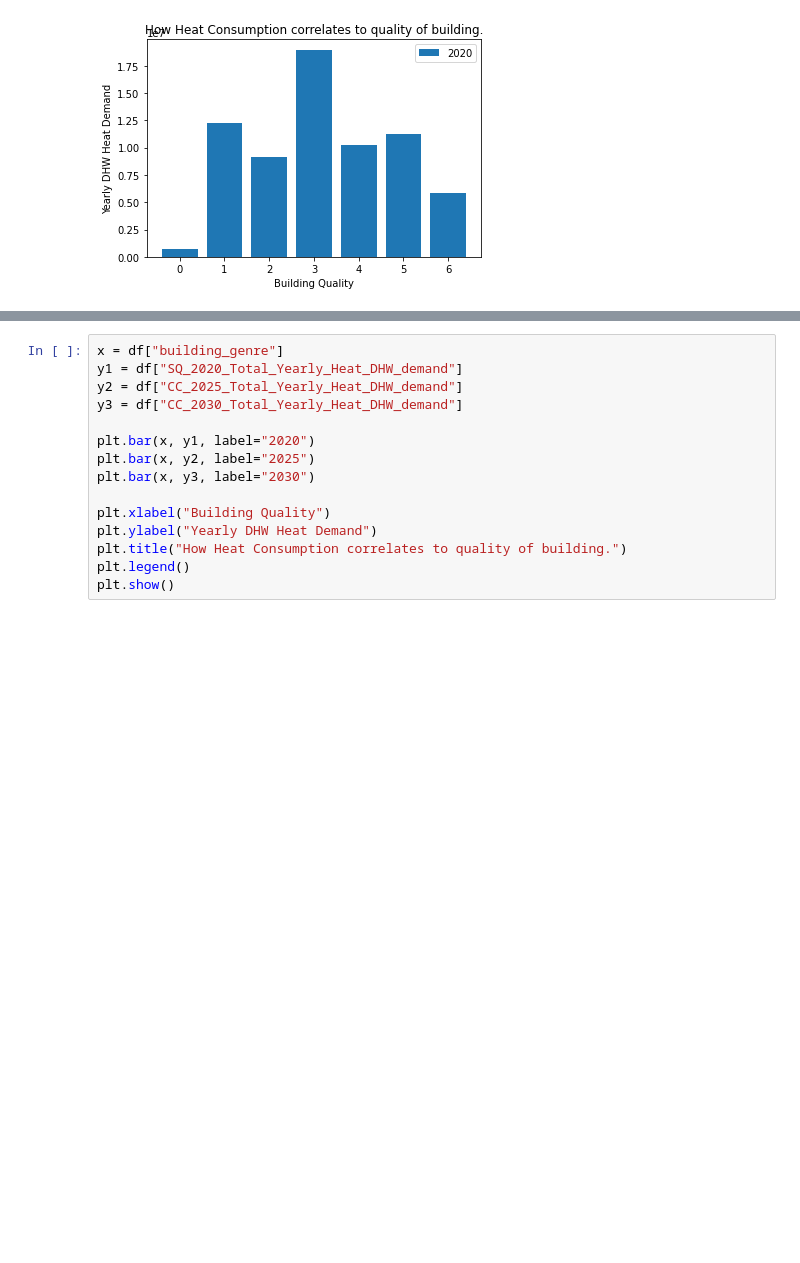
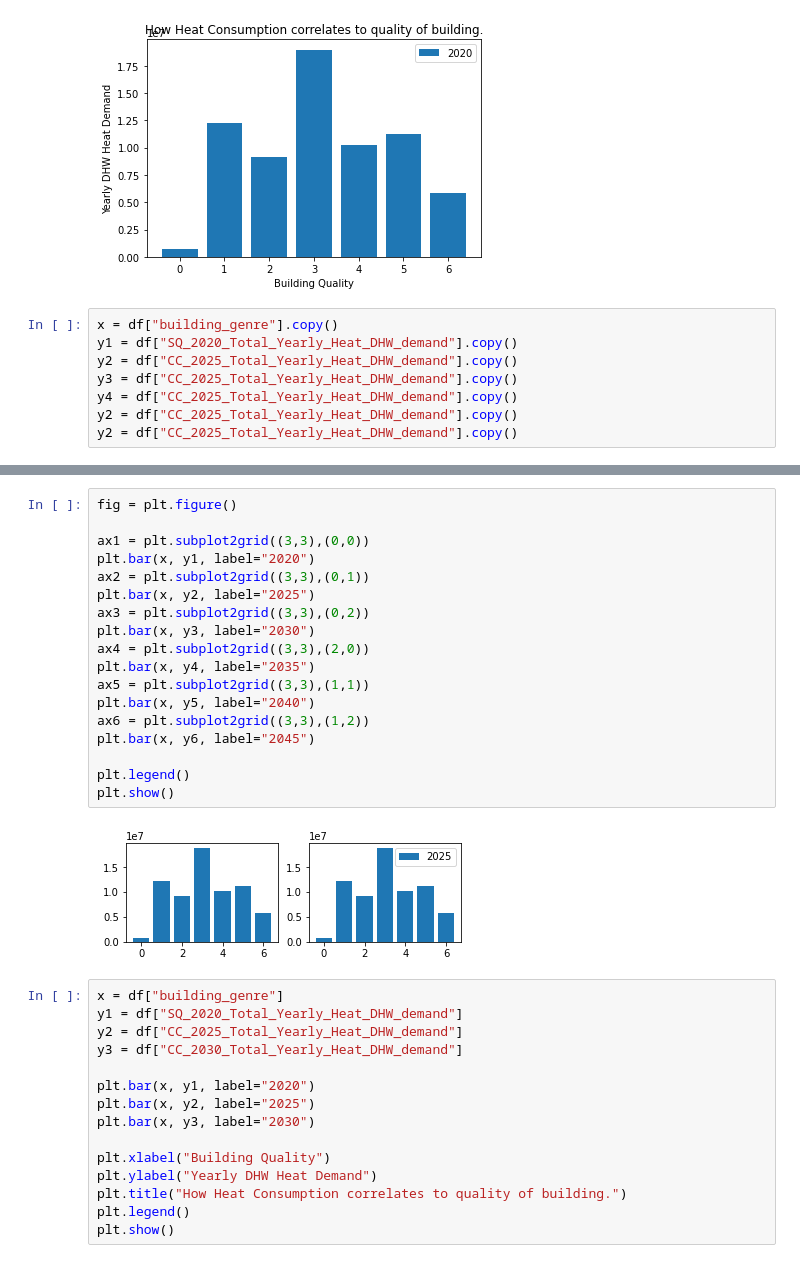
Before and after one commit to abj-paul/Data-Science, a Jupyter notebook: Building Price Dataset.ipynb, the cells around one changed output, grey strips where cells are left out. Saved outputs shown, nothing was run; the diff lists cells and outputs as text; blank space fills up the shorter version.

Commit message:
Visualization and Outliers

```diff
--- a/Building Price Dataset.ipynb
+++ b/Building Price Dataset.ipynb
@@ -212,4 +212,12 @@ plt.legend()
 plt.show()
 # %% [output]
 [figure]
+# %%
+x = df["building_genre"].copy()
+y1 = df["SQ_2020_Total_Yearly_Heat_DHW_demand"].copy()
+y2 = df["CC_2025_Total_Yearly_Heat_DHW_demand"].copy()
+y3 = df["CC_2025_Total_Yearly_Heat_DHW_demand"].copy()
+y4 = df["CC_2025_Total_Yearly_Heat_DHW_demand"].copy()
+y2 = df["CC_2025_Total_Yearly_Heat_DHW_demand"].copy()
+y2 = df["CC_2025_Total_Yearly_Heat_DHW_demand"].copy()
 # %%
@@ -234,3 +238,23 @@ plt.bar(x, y1)
+# %%
+fig = plt.figure()
+
+ax1 = plt.subplot2grid((3,3),(0,0))
+plt.bar(x, y1, label="2020")
+ax2 = plt.subplot2grid((3,3),(0,1))
+plt.bar(x, y2, label="2025")
+ax3 = plt.subplot2grid((3,3),(0,2))
+plt.bar(x, y3, label="2030")
+ax4 = plt.subplot2grid((3,3),(2,0))
+plt.bar(x, y4, label="2035")
+ax5 = plt.subplot2grid((3,3),(1,1))
+plt.bar(x, y5, label="2040")
+ax6 = plt.subplot2grid((3,3),(1,2))
+plt.bar(x, y6, label="2045")
+
+plt.legend()
+plt.show()
+# %% [output]
+[figure, added]
 # %%
 x = df["building_genre"]
 y1 = df["SQ_2020_Total_Yearly_Heat_DHW_demand"]
```
Also changed, not shown: parts of 11 cells of this notebook.
